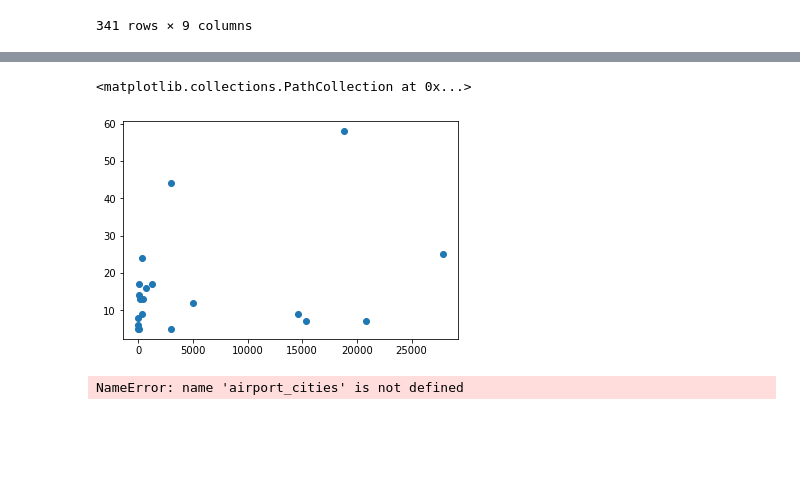
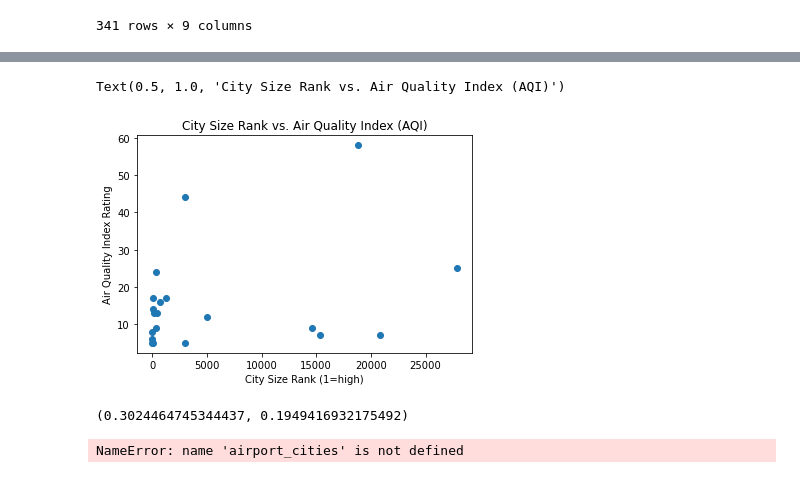
Before and after one commit to ttoffey/Project_One, a Jupyter notebook: Melissa.ipynb, the cells around one changed output, grey strips where cells are left out. Drawn from its saved outputs; the diff is of its cells as text; code cells hidden in the pictures; blank space fills up the shorter version.

```diff
--- a/Melissa.ipynb
+++ b/Melissa.ipynb
@@ -258,11 +258,16 @@ size_and_aqi
 # %%
 x=size_and_aqi['SizeRank']
 y=size_and_aqi['AQI']
 plt.scatter(x, y)
-plt.xlabel('Airport Size Rank')
+plt.xlabel('City Size Rank (1=high)')
 plt.ylabel('Air Quality Index Rating')
-plt.title('Airport Size Rank vs. Air Quality Index (AQI)')
+plt.title('City Size Rank vs. Air Quality Index (AQI)')
 # %% [output]
-<matplotlib.collections.PathCollection at 0x...>
+Text(0.5, 1.0, 'City Size Rank vs. Air Quality Index (AQI)')
-[figure, old version]
+[figure, new version]
+# %%
+pearsonr=scipy.stats.pearsonr(x, y)
+pearsonr
+# %% [output]
+(0.3024464745344437, 0.1949416932175492)
 # %%
```
Also changed, not shown: parts of 10 cells of this notebook, 2 other files.
